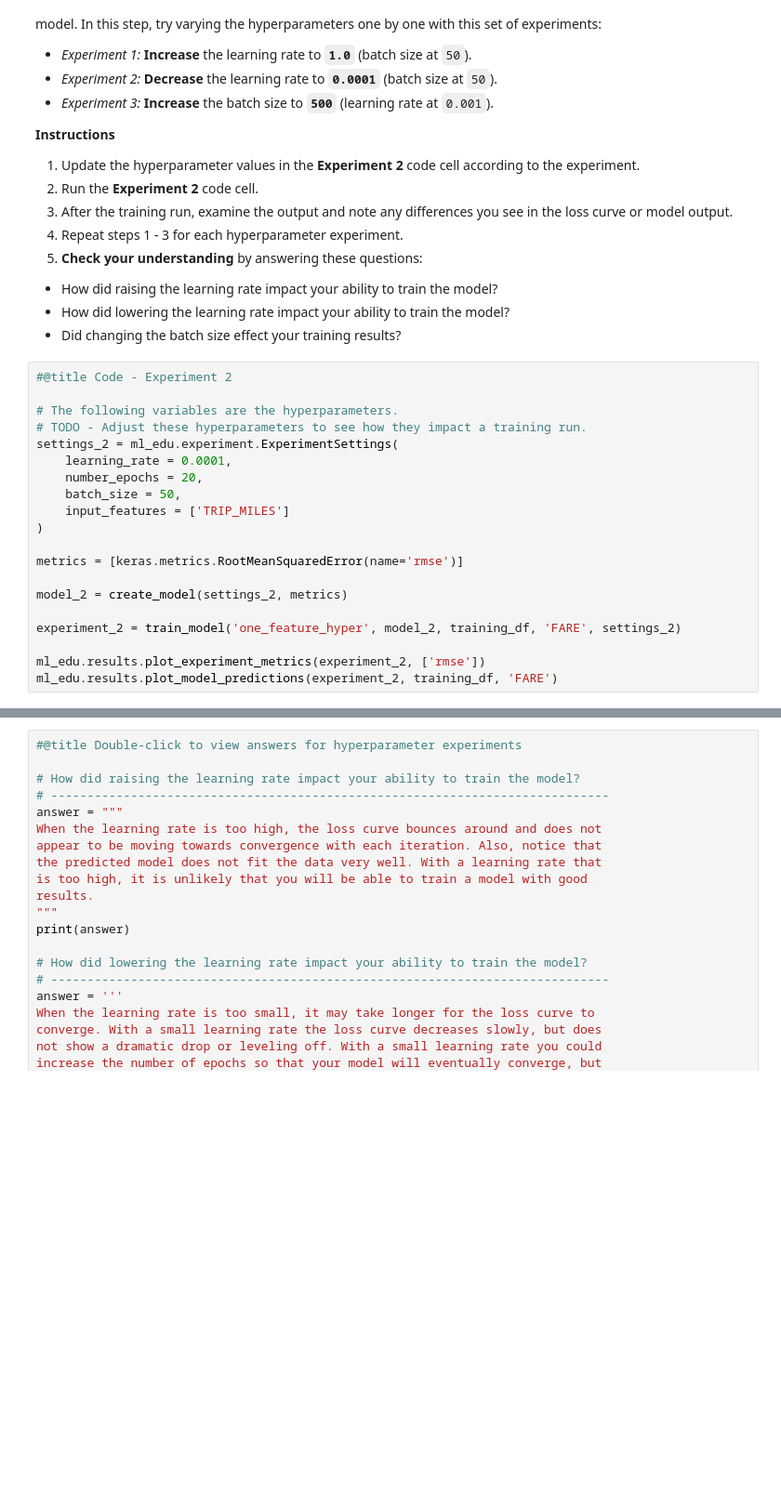
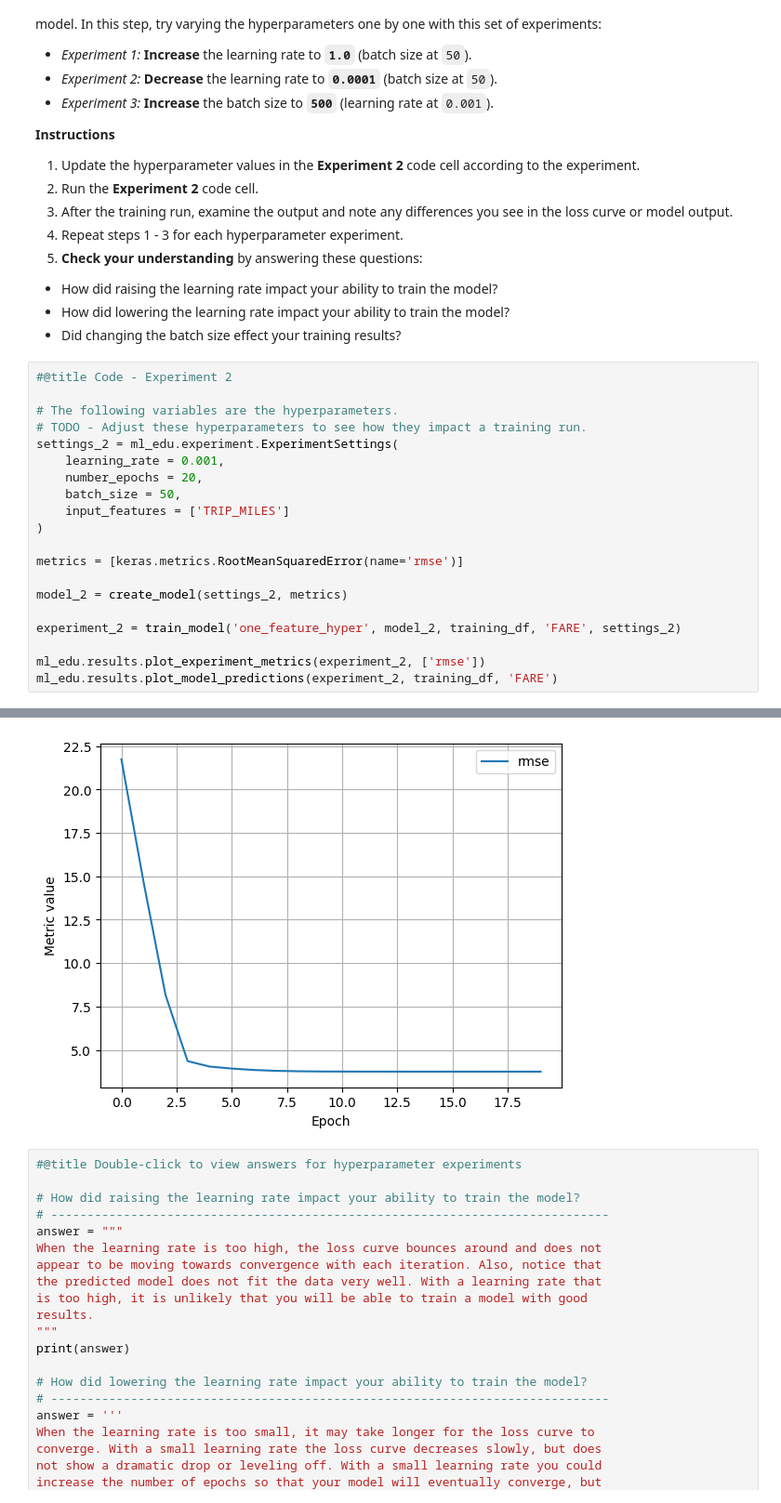
Before and after one commit to sathyapg527/GenAILearning, a Jupyter notebook: ml/cc/exercises/linear_regression_taxi.ipynb, the cells around one changed output, grey strips where cells are left out. Shown at 93% size. Saved outputs shown, nothing was run; the diff lists cells and outputs as text; blank space fills up the shorter version.

```diff
--- a/ml/cc/exercises/linear_regression_taxi.ipynb
+++ b/ml/cc/exercises/linear_regression_taxi.ipynb
@@ -457,7 +455,7 @@ It is common with machine learning to run multiple experiments to find the best
 # The following variables are the hyperparameters.
 # TODO - Adjust these hyperparameters to see how they impact a training run.
 settings_2 = ml_edu.experiment.ExperimentSettings(
-    learning_rate = 0.0001,
+    learning_rate = 0.001,
     number_epochs = 20,
     batch_size = 50,
     input_features = ['TRIP_MILES']
@@ -492,3 +491,4 @@ Epoch 15/20
+[figure, added]
 # %%
 #@title Double-click to view answers for hyperparameter experiments
 
```
Also changed, not shown: parts of 2 cells of this notebook.
